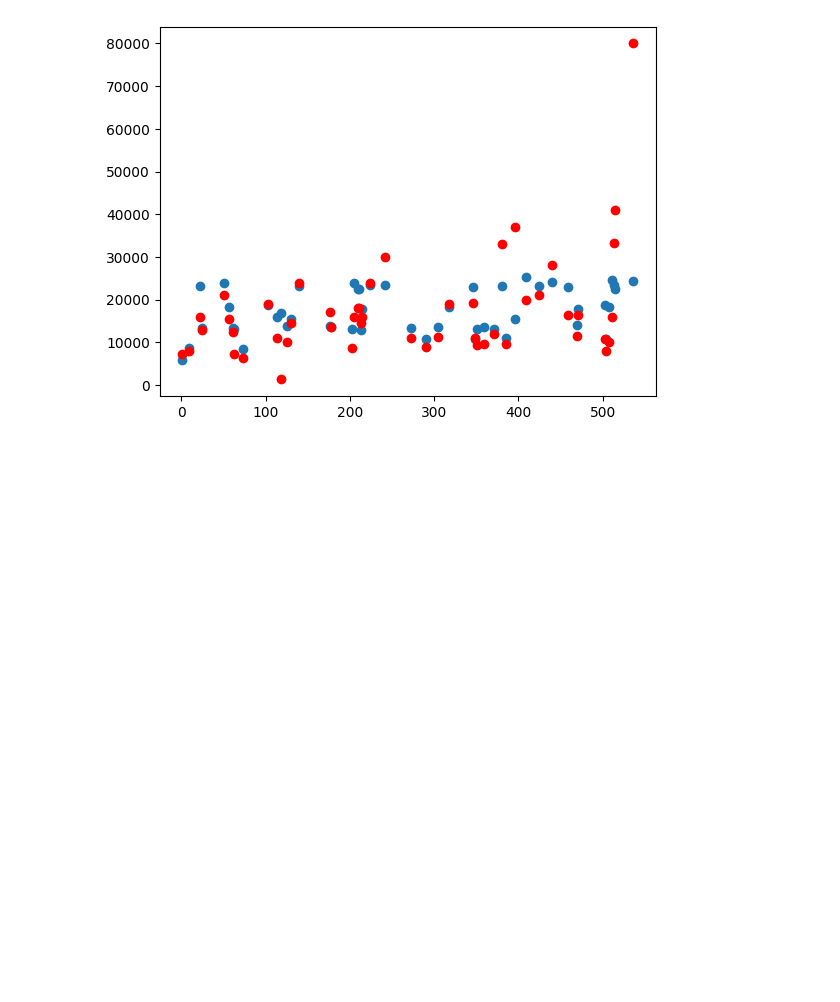
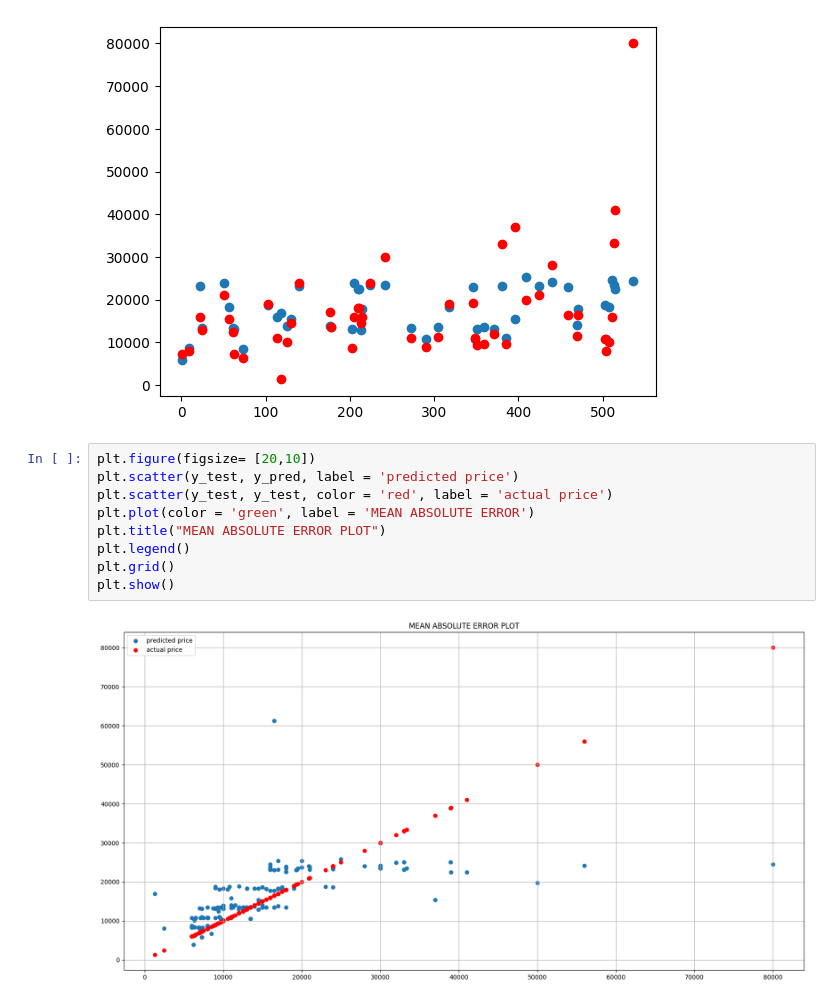
Before and after one commit to Meghna2395/NextHikes--Feature-Extraction-and-Price-Prediction-for-Mobile-Phones, a Jupyter notebook: Feature Extraction and Price Prediction for Mobile Phones.ipynb, the cells around one changed output. Drawn from its saved outputs; the diff is of its cells as text; blank space fills up the shorter version.

```diff
--- a/Feature Extraction and Price Prediction for Mobile Phones.ipynb
+++ b/Feature Extraction and Price Prediction for Mobile Phones.ipynb
@@ -270,3 +270,14 @@ plt.scatter(y_test[:50].index, y_test[:50], color = 'red')
 # %% [output]
 <matplotlib.collections.PathCollection at 0x...>
 [figure]
+# %%
+plt.figure(figsize= [20,10])
+plt.scatter(y_test, y_pred, label = 'predicted price')
+plt.scatter(y_test, y_test, color = 'red', label = 'actual price')
+plt.plot(color = 'green', label = 'MEAN ABSOLUTE ERROR')
+plt.title("MEAN ABSOLUTE ERROR PLOT")
+plt.legend()
+plt.grid()
+plt.show()
+# %% [output]
+[figure, added]
```
Also changed, not shown: parts of 2 cells of this notebook.
